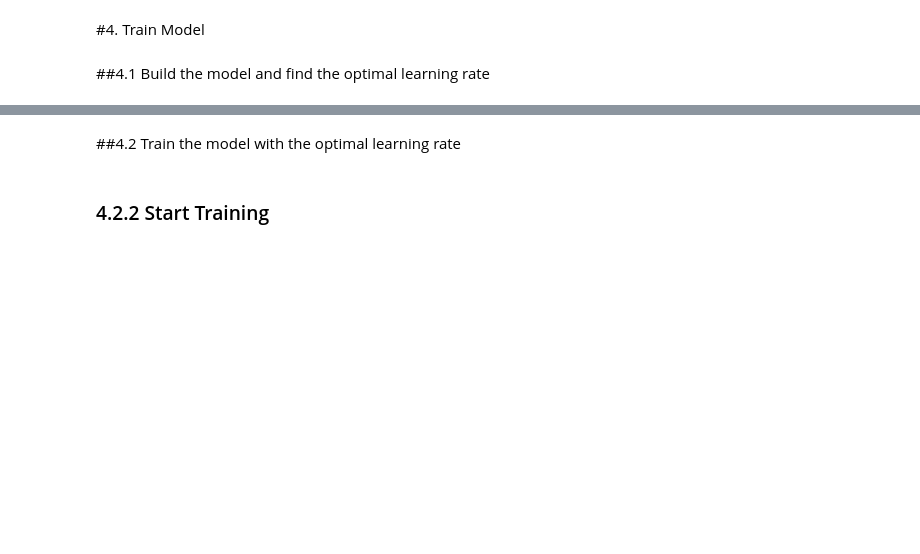
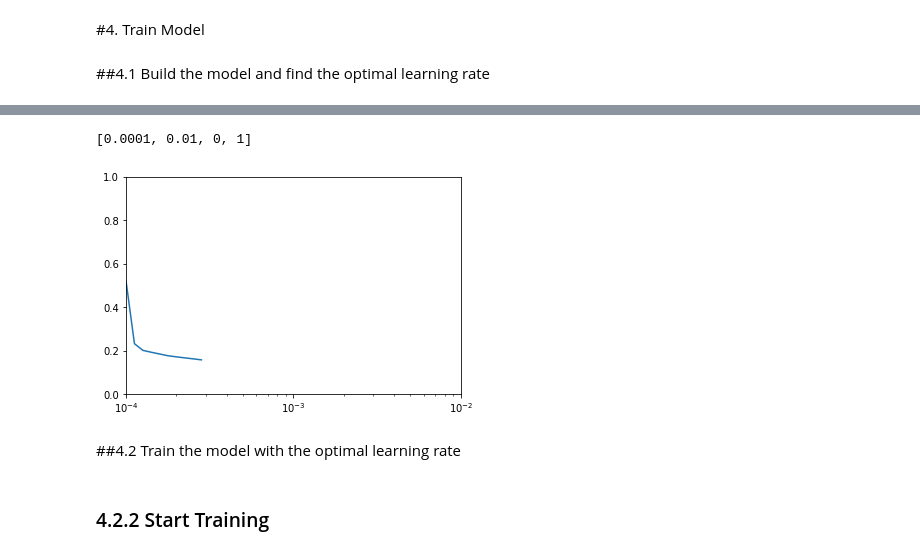
Before and after one commit to supertime1/Afib_PPG, a Jupyter notebook: Afib_PPG.ipynb, the cells around one changed output, grey strips where cells are left out. Saved outputs shown, nothing was run; the diff lists cells and outputs as text; code cells hidden in the pictures; blank space fills up the shorter version.

```diff
--- a/Afib_PPG.ipynb
+++ b/Afib_PPG.ipynb
@@ -60,5 +58,5 @@ print('signals dim after resize', signals.shape)
 # %%
 #load label
 df = pd.read_csv('D:WFDB//matched/ECG_Afib_labels_p09.csv',sep=',', header=None)
-labels
-print('labels dim',lables.shape)
+labels = df.to_numpy()
+print('labels dim',labels.shape)
@@ -67,6 +67,5 @@ print('labels dim',lables.shape)
 # %% [markdown]
 ###3.2.1 Parallelize Extraction (how?)
 # %%
-labels = tf.strings.to_number(labels)
-dataset = tf.data.Dataset.from_tensor_slices((signals,labels))
+dataset = tf.data.Dataset.from_tensor_slices((raw_signals,labels))
 dataset
@@ -73,8 +75,8 @@ dataset
 # %%
 ###ratio value is between 0 and 1
-def slice_dataset(dataset,train_ratio):
+def slice_dataset(dataset,train_ratio,seed = 1):   #make sure seed is set to a same number for repeatable results
   DATASET_SIZE =len(list(dataset)) #only works in eager mode (e.g. TF version >= 2.0.x)
-  dataset = dataset.shuffle(DATASET_SIZE)
+  dataset = dataset.shuffle(DATASET_SIZE, seed)
 
   train_size = int(train_ratio * DATASET_SIZE)
   val_size = int((1-train_ratio) * DATASET_SIZE)
@@ -111,7 +130,7 @@ print(cores)
 ### 3.2.3 Parallelize Loading
 # %%
 batch_size = 32
-train_dataset = train_dataset.cache()
+train_dataset = train.cache()
 train_dataset = train_dataset.shuffle(1024).repeat().batch(batch_size,drop_remainder=True)
 train_dataset = train_dataset.prefetch(buffer_size = tf.data.experimental.AUTOTUNE)
-val_dataset = val_dataset.repeat().batch(batch_size, drop_remainder=True)
+val_dataset = validation.repeat().batch(batch_size, drop_remainder=True)
@@ -193,7 +236,10 @@ history = model.fit(train_dataset,
 # %%
 #Visualize learning rate vs epoches
 plt.semilogx(history.history["lr"], history.history["loss"])
-plt.axis([1e-4, 1e-2,0,5])
+plt.axis([1e-4, 1e-2,0,1])
+# %% [output]
+[0.0001, 0.01, 0, 1]
+[figure, added]
 # %% [markdown]
 ##4.2 Train the model with the optimal learning rate
 # %%
```
Also changed, not shown: parts of 13 cells of this notebook.
